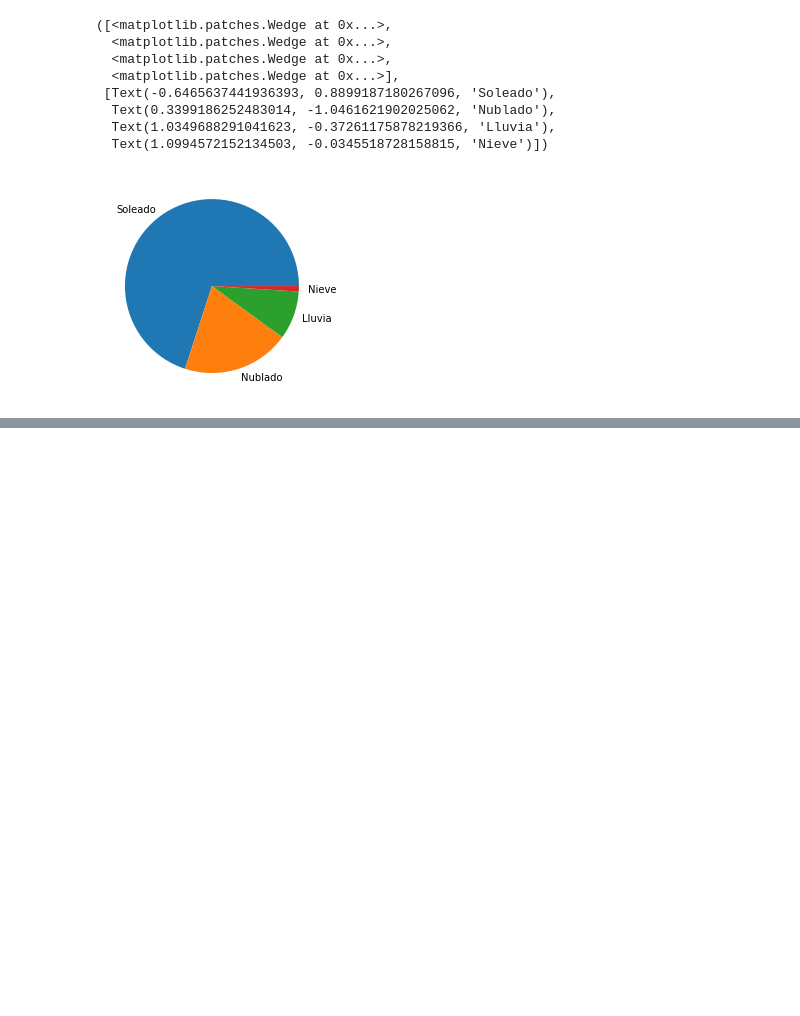
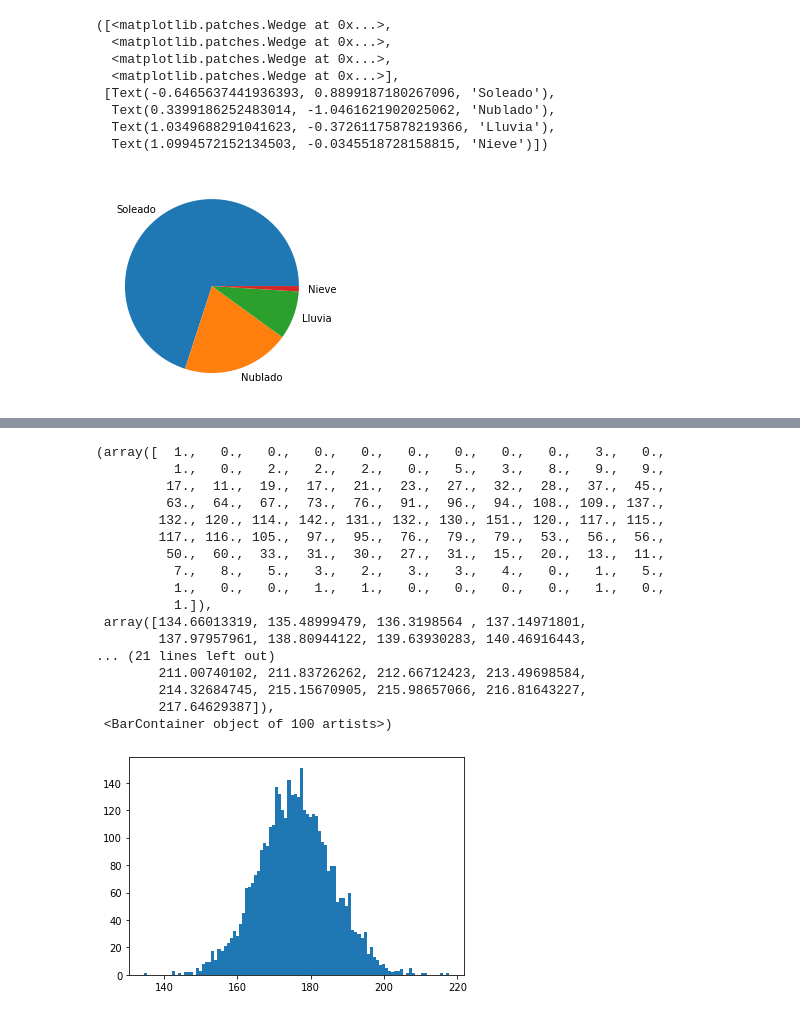
Before and after one commit to dgtrabada/python, a Jupyter notebook: 07_Matplotlib/Matplotlib.ipynb, the cells around one changed output, grey strips where cells are left out. Cells and saved outputs as stored; diff of their text form; code cells hidden in the pictures; blank space fills up the shorter version.

```diff
--- a/07_Matplotlib/Matplotlib.ipynb
+++ b/07_Matplotlib/Matplotlib.ipynb
@@ -204,0 +204,21 @@ Representa también la función con D/2, busca y representa también como poner
+# %%
+plt.hist(M, bins=100)
+# %% [output]
+(array([  1.,   0.,   0.,   0.,   0.,   0.,   0.,   0.,   0.,   3.,   0.,
+          1.,   0.,   2.,   2.,   2.,   0.,   5.,   3.,   8.,   9.,   9.,
+         17.,  11.,  19.,  17.,  21.,  23.,  27.,  32.,  28.,  37.,  45.,
+         63.,  64.,  67.,  73.,  76.,  91.,  96.,  94., 108., 109., 137.,
+        132., 120., 114., 142., 131., 132., 130., 151., 120., 117., 115.,
+        117., 116., 105.,  97.,  95.,  76.,  79.,  79.,  53.,  56.,  56.,
+         50.,  60.,  33.,  31.,  30.,  27.,  31.,  15.,  20.,  13.,  11.,
+          7.,   8.,   5.,   3.,   2.,   3.,   3.,   4.,   0.,   1.,   5.,
+          1.,   0.,   0.,   1.,   1.,   0.,   0.,   0.,   0.,   1.,   0.,
+          1.]),
+ array([134.66013319, 135.48999479, 136.3198564 , 137.14971801,
+        137.97957961, 138.80944122, 139.63930283, 140.46916443,
+... (21 lines left out)
+        211.00740102, 211.83726262, 212.66712423, 213.49698584,
+        214.32684745, 215.15670905, 215.98657066, 216.81643227,
+        217.64629387]),
+ <BarContainer object of 100 artists>)
+[figure, added]
```
Also changed, not shown: parts of 24 cells of this notebook, 3 other files.
